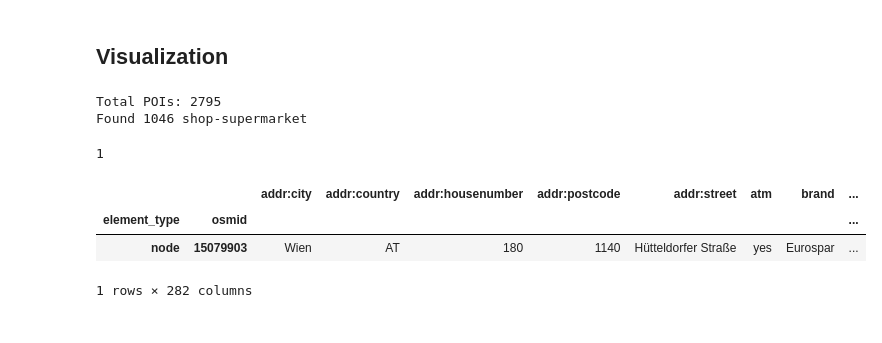
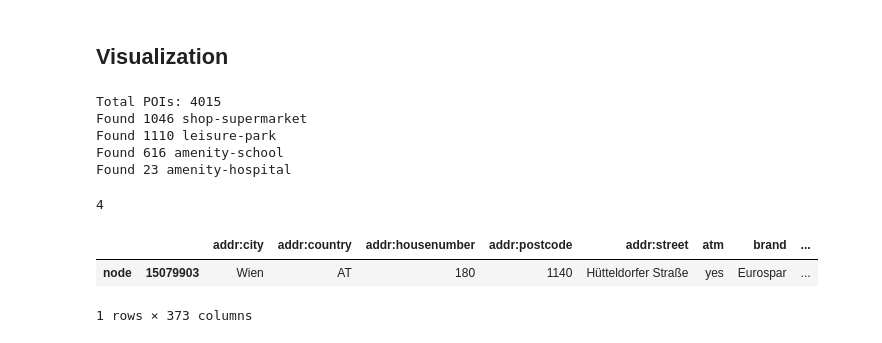
Before and after one commit to pierobirelloPB/15_min, a Jupyter notebook: notebooks/download_pois_networks_example.ipynb, the cells around one changed output. Drawn from its saved outputs; the diff is of its cells as text; code cells hidden in the pictures.

```diff
--- a/notebooks/download_pois_networks_example.ipynb
+++ b/notebooks/download_pois_networks_example.ipynb
@@ -51,13 +53,17 @@ display(gdf_pois.head(1))
 # %% [markdown]
 ## Visualization
 # %%
-tags = {'shop':['supermarket']}
+tags={'shop':['supermarket'],'leisure':['park'],'amenity':['school','hospital']}
 
 boundary, pois = download_POIs(place_name="Vienna, Austria",tags=tags)
 # %% [output]
-Total POIs: 2795
+Total POIs: 4015
 Found 1046 shop-supermarket
+Found 1110 leisure-park
+Found 616 amenity-school
+Found 23 amenity-hospital
 # %%
+# Get a dictoinary of filtered dataframes indexed by tag
 filtered_pois_by_tag = {}
 for tag_key, tag_values in tags.items():
     for tag_value in tag_values:
@@ -69,12 +75,12 @@ for tag_key, tag_values in tags.items():
 
 print(len(filtered_pois_by_tag))
 # %% [output]
-1
+4
 # %%
-filtered_pois_by_tag['shop_supermarket'].head(1)
+key = 'shop_supermarket'
+filtered_pois_by_tag[key].head(1)
 # %% [output]
 |  |  | addr:city | addr:country | addr:housenumber | addr:postcode | addr:street | atm | brand | ... |
-| element_type | osmid |  |  |  |  |  |  |  | ... |
 | node | 15079903 | Wien | AT | 180 | 1140 | Hütteldorfer Straße | yes | Eurospar | ... |
-1 rows × 282 columns
+1 rows × 373 columns
 # %%
```
Also changed, not shown: parts of 4 cells of this notebook, 9 other files.
